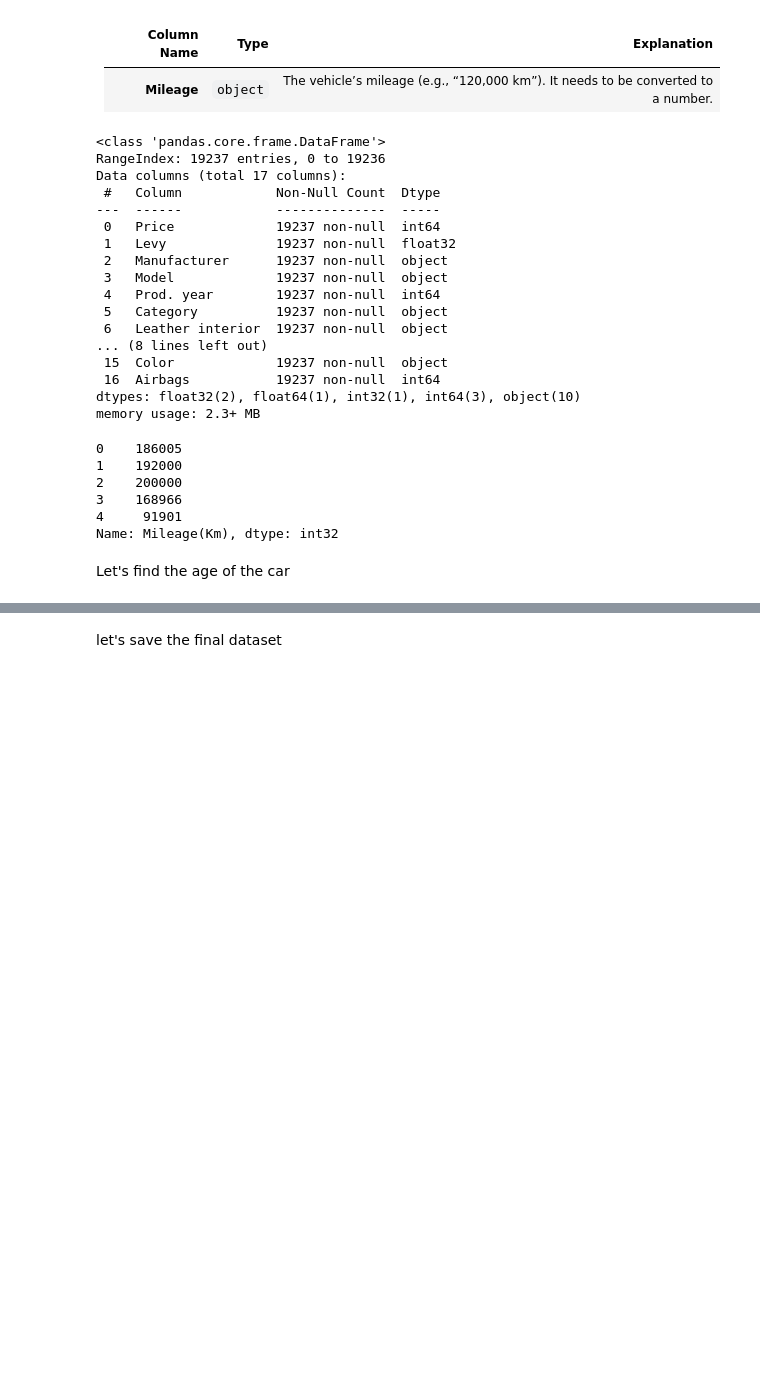
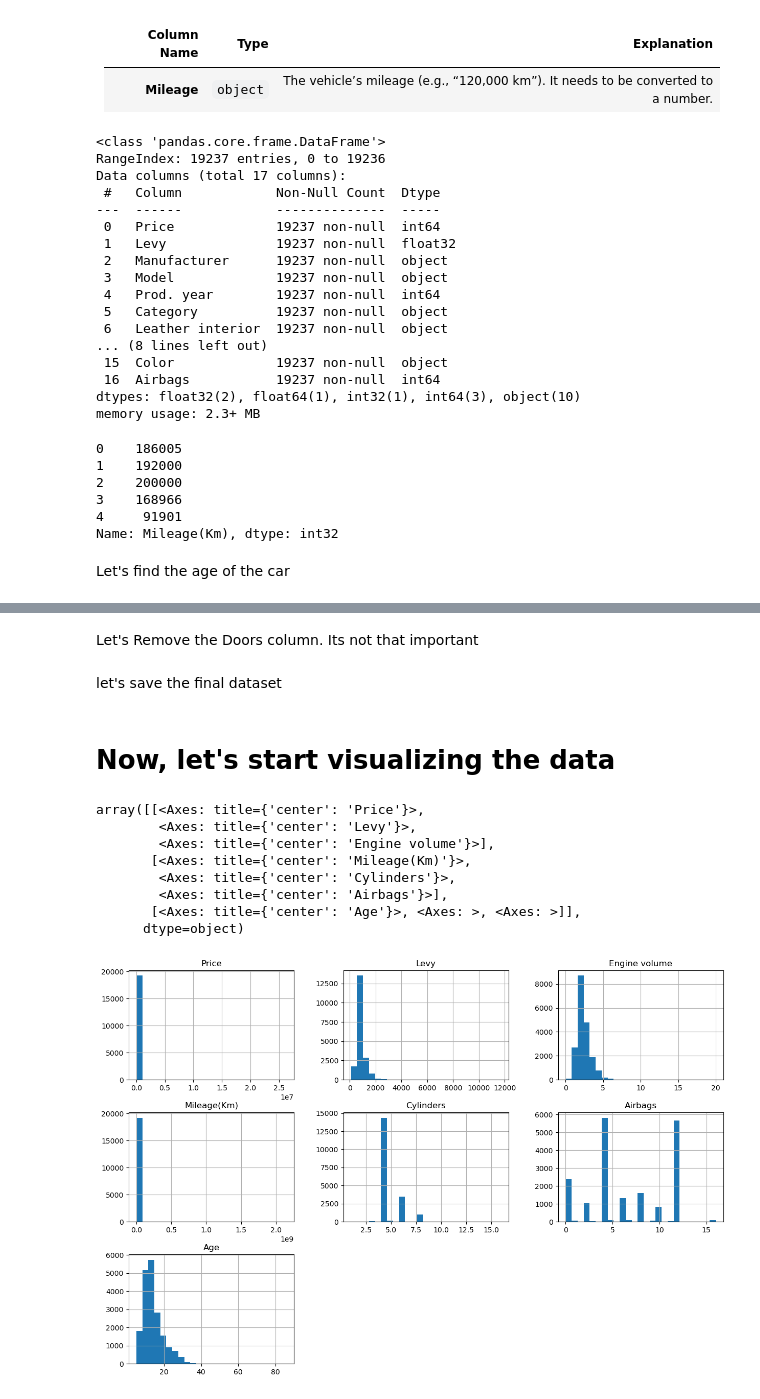
Before and after one commit to Urbesh/Python_ML, a Jupyter notebook: Phase2_Python for Data & ML/Scikit-learn/Car Price Prediction Project/Data_cleaning_&_processing.ipynb, the cells around one changed output, grey strips where cells are left out. Cells and saved outputs as stored; diff of their text form; code cells hidden in the pictures; blank space fills up the shorter version.

Commit message:
Did a bit more modification in the data and visualizing the data and found trands in the data

```diff
--- a/Phase2_Python for Data & ML/Scikit-learn/Car Price Prediction Project/Data_cleaning_&_processing.ipynb
+++ b/Phase2_Python for Data & ML/Scikit-learn/Car Price Prediction Project/Data_cleaning_&_processing.ipynb
@@ -210,6 +210,11 @@ car_data.head()
 | 2 | 8467 | 906.838135 | HONDA | FIT | 2006 | Hatchback | No | Petrol | ... |
 | 3 | 3607 | 862.000000 | FORD | Escape | 2011 | Jeep | Yes | Hybrid | ... |
 | 4 | 11726 | 446.000000 | HONDA | FIT | 2014 | Hatchback | Yes | Petrol | ... |
+# %% [markdown]
+Let's Remove the Doors column. Its not that important
+# %%
+car_data.drop("Doors",axis=1, inplace=True)
+car_data.drop("Prod. year", axis=1, inplace=True)
 # %% [markdown]
 let's save the final dataset
 # %%
@@ -216,0 +222,14 @@ car_data.to_csv("dataset/Clean_data.csv")
+# %% [markdown]
+# Now, let's start visualizing the data
+# %%
+car_data.hist(bins=25,figsize=(15,10))
+# %% [output]
+array([[<Axes: title={'center': 'Price'}>,
+        <Axes: title={'center': 'Levy'}>,
+        <Axes: title={'center': 'Engine volume'}>],
+       [<Axes: title={'center': 'Mileage(Km)'}>,
+        <Axes: title={'center': 'Cylinders'}>,
+        <Axes: title={'center': 'Airbags'}>],
+       [<Axes: title={'center': 'Age'}>, <Axes: >, <Axes: >]],
+      dtype=object)
+[figure, added]
```
Also changed, not shown: parts of 13 cells of this notebook, 1 other file.
